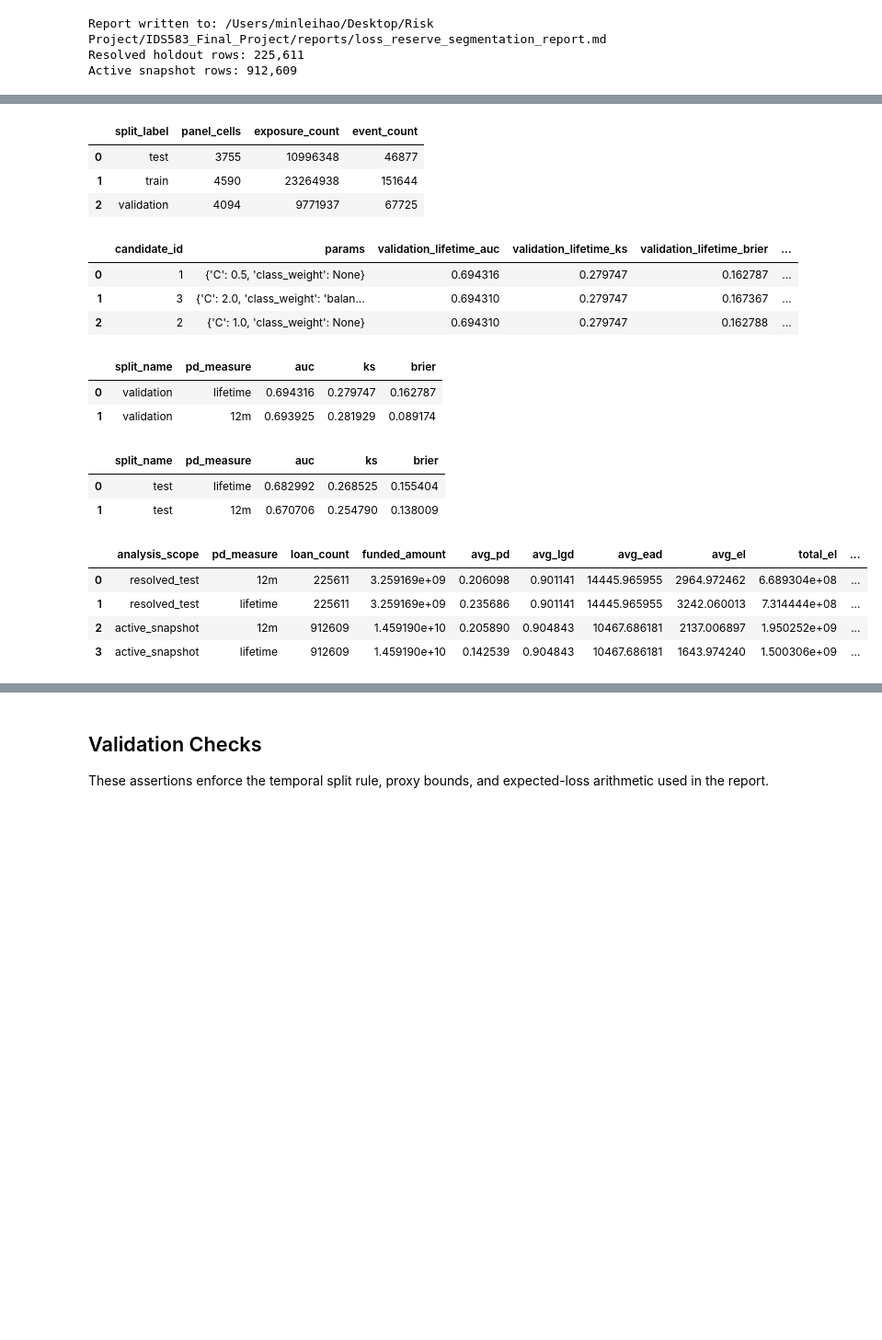
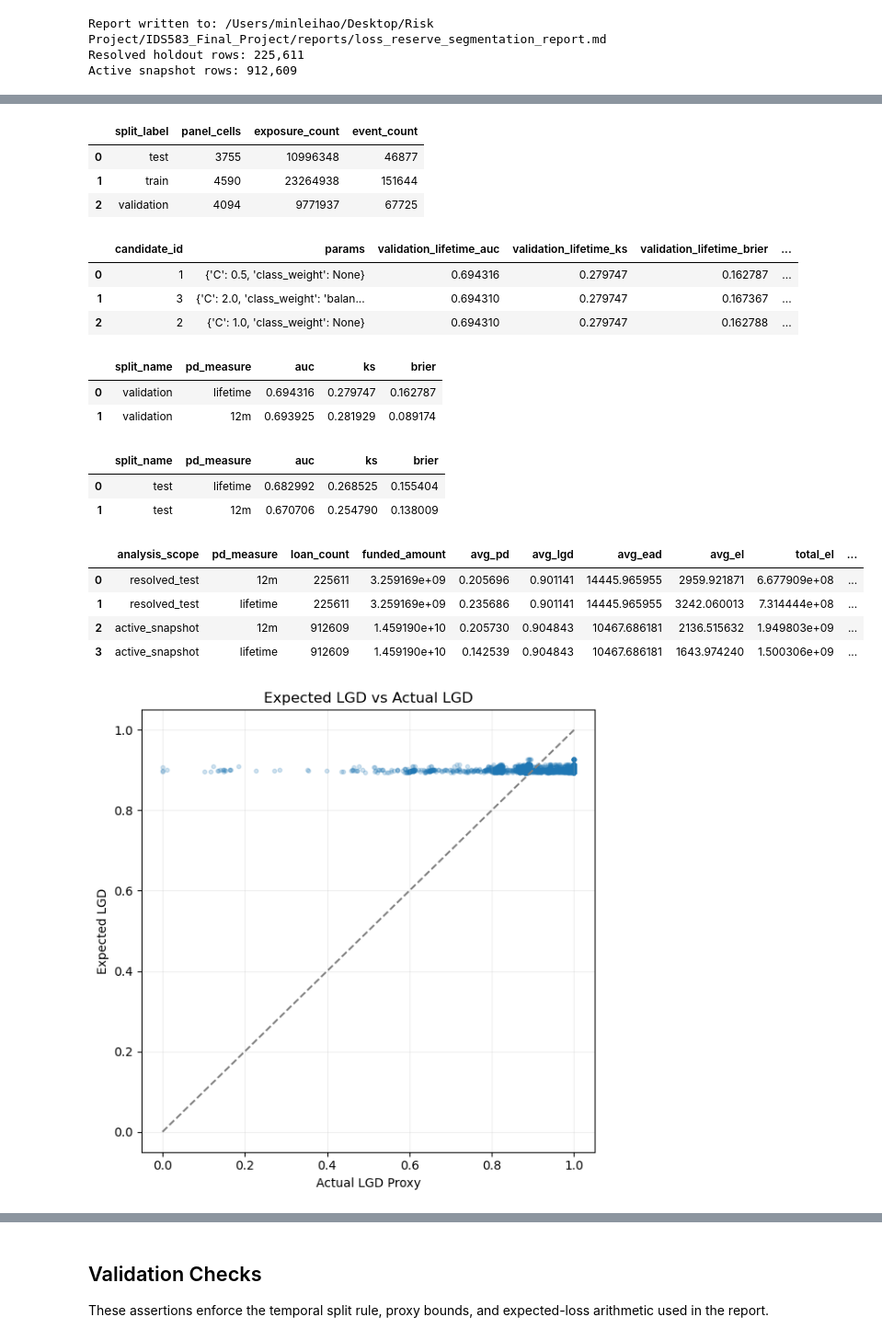
Before and after one commit to xinhaozhang0819-collab/IDS583_Final_Project, a Jupyter notebook: notebooks/loss_reserve_segmentation.ipynb, the cells around one changed output, grey strips where cells are left out. Shown at 92% size. Drawn from its saved outputs; the diff is of its cells as text; code cells hidden in the pictures; blank space fills up the shorter version.

```diff
--- a/notebooks/loss_reserve_segmentation.ipynb
+++ b/notebooks/loss_reserve_segmentation.ipynb
@@ -142,40 +144,64 @@ display(workflow_result['hazard_search_table'])
 display(workflow_result['hazard_validation_overall'])
 display(workflow_result['hazard_test_overall'])
 display(workflow_result['portfolio_summary'])
+
+loss_visual_artifacts = export_loss_reserve_visuals(
+    loss_result,
+    output_dir=PROJECT_ROOT / 'reports' / 'figures' / 'loss_reserve',
+    show=True,
+)
+display(loss_visual_artifacts['tables']['lgd_diagnostics'])
+display(loss_visual_artifacts['tables']['ead_summary'])
+display(loss_visual_artifacts['tables']['recovery_summary'])
+display(loss_visual_artifacts['tables']['el_concentration'])
+
+visual_report_path = write_loss_reserve_report(
+    workflow_result,
+    WORKFLOW_CONFIG,
+    WORKFLOW_CONFIG['report_output_path'],
+    visual_paths=loss_visual_artifacts['paths'],
+    diagnostic_tables=loss_visual_artifacts['tables'],
+)
+print(f'Visual report written to: {visual_report_path}')
+visual_map = pd.DataFrame(
+    [{'visual': key, 'path': str(path)} for key, path in loss_visual_artifacts['paths'].items()]
+).sort_values('visual').reset_index(drop=True)
+display(visual_map)
 # %% [output]
 |  | split_label | loan_status | loan_count | funded_amount | avg_months_on_book |
 | 0 | test | Charged Off | 48015 | 7.698271e+08 | 8.933080 |
 | 1 | test | Current | 689032 | 1.084789e+10 | 12.457195 |
 | 2 | test | Default | 28 | 4.105750e+05 | 17.000000 |
 | 3 | test | Fully Paid | 177596 | 2.489342e+09 | 9.423776 |
 | 4 | test | In Grace Period | 5830 | 1.021183e+08 | 13.962264 |
 | 5 | test | Late (16-30 days) | 3095 | 5.346318e+07 | 13.183522 |
 | 6 | test | Late (31-120 days) | 15225 | 2.581706e+08 | 12.735568 |
 | 7 | train | Charged Off | 152302 | 2.356932e+09 | 18.829337 |
 | 8 | train | Current | 55224 | 1.112566e+09 | 45.995817 |
 | 9 | train | Default | 2 | 4.700000e+04 | 47.000000 |
 | ... | ... | ... | ... | ... | ... |
 | 16 | validation | Default | 10 | 1.164500e+05 | 29.500000 |
 | 17 | validation | Fully Paid | 224853 | 3.189016e+09 | 19.221527 |
 | 18 | validation | In Grace Period | 1793 | 3.046768e+07 | 31.496933 |
 | 19 | validation | Late (16-30 days) | 902 | 1.494945e+07 | 31.093126 |
 | 20 | validation | Late (31-120 days) | 4546 | 7.239958e+07 | 29.844479 |
 |  | split_label | panel_cells | exposure_count | event_count |
 | 0 | test | 3755 | 10996348 | 46877 |
 | 1 | train | 4590 | 23264938 | 151644 |
 | 2 | validation | 4094 | 9771937 | 67725 |
 |  | candidate_id | params | validation_lifetime_auc | validation_lifetime_ks | validation_lifetime_brier | ... |
 | 0 | 1 | {'C': 0.5, 'class_weight': None} | 0.694316 | 0.279747 | 0.162787 | ... |
 | 1 | 3 | {'C': 2.0, 'class_weight': 'balan... | 0.694310 | 0.279747 | 0.167367 | ... |
 | 2 | 2 | {'C': 1.0, 'class_weight': None} | 0.694310 | 0.279747 | 0.162788 | ... |
 |  | split_name | pd_measure | auc | ks | brier |
 | 0 | validation | lifetime | 0.694316 | 0.279747 | 0.162787 |
 | 1 | validation | 12m | 0.693925 | 0.281929 | 0.089174 |
 |  | split_name | pd_measure | auc | ks | brier |
 | 0 | test | lifetime | 0.682992 | 0.268525 | 0.155404 |
 | 1 | test | 12m | 0.670706 | 0.254790 | 0.138009 |
 |  | analysis_scope | pd_measure | loan_count | funded_amount | avg_pd | avg_lgd | avg_ead | avg_el | total_el | ... |
-| 0 | resolved_test | 12m | 225611 | 3.259169e+09 | 0.206098 | 0.901141 | 14445.965955 | 2964.972462 | 6.689304e+08 | ... |
+| 0 | resolved_test | 12m | 225611 | 3.259169e+09 | 0.205696 | 0.901141 | 14445.965955 | 2959.921871 | 6.677909e+08 | ... |
 | 1 | resolved_test | lifetime | 225611 | 3.259169e+09 | 0.235686 | 0.901141 | 14445.965955 | 3242.060013 | 7.314444e+08 | ... |
-| 2 | active_snapshot | 12m | 912609 | 1.459190e+10 | 0.205890 | 0.904843 | 10467.686181 | 2137.006897 | 1.950252e+09 | ... |
+| 2 | active_snapshot | 12m | 912609 | 1.459190e+10 | 0.205730 | 0.904843 | 10467.686181 | 2136.515632 | 1.949803e+09 | ... |
 | 3 | active_snapshot | lifetime | 912609 | 1.459190e+10 | 0.142539 | 0.904843 | 10467.686181 | 1643.974240 | 1.500306e+09 | ... |
+[figure, added]
```
Also changed, not shown: parts of 6 cells of this notebook, 39 other files.
